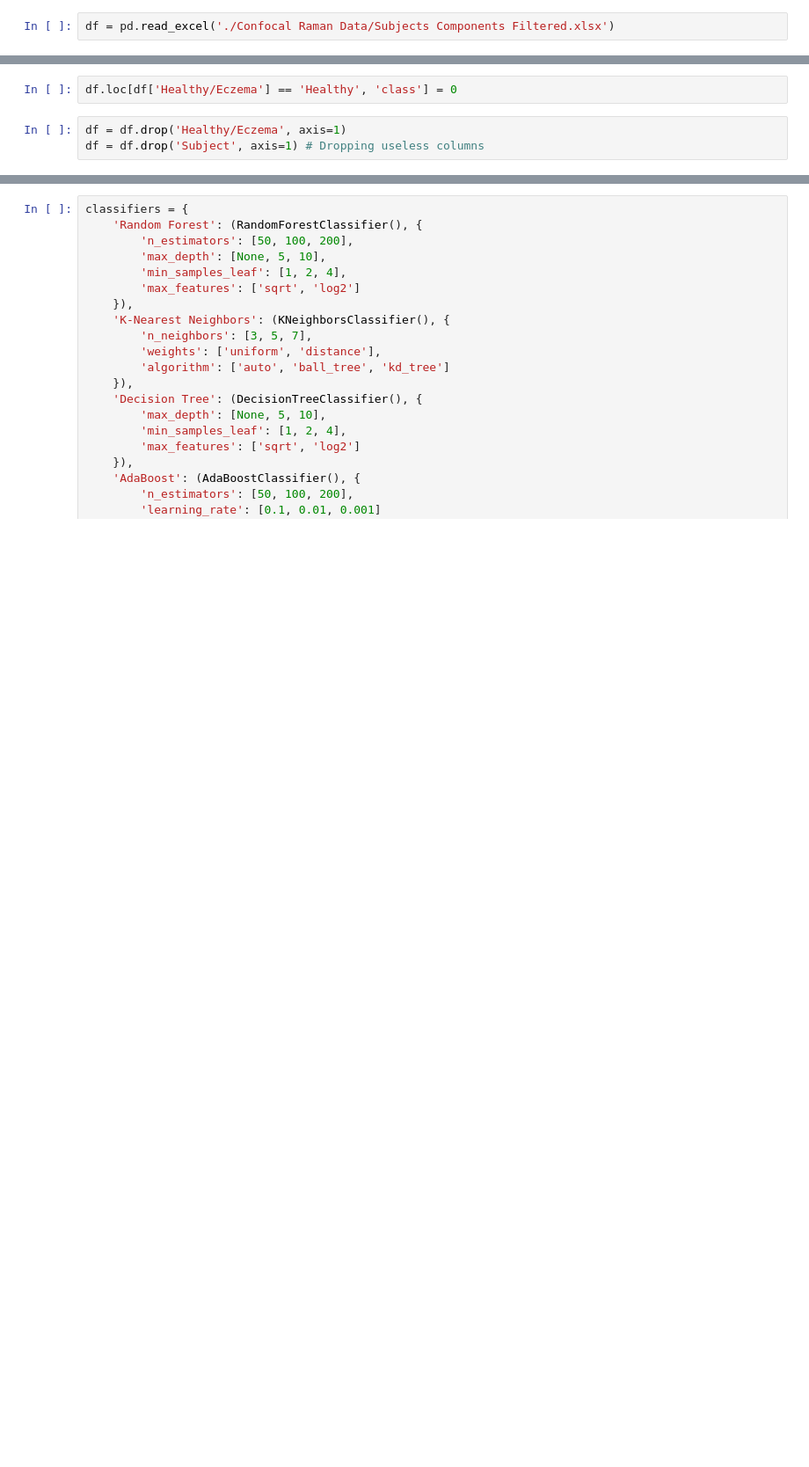
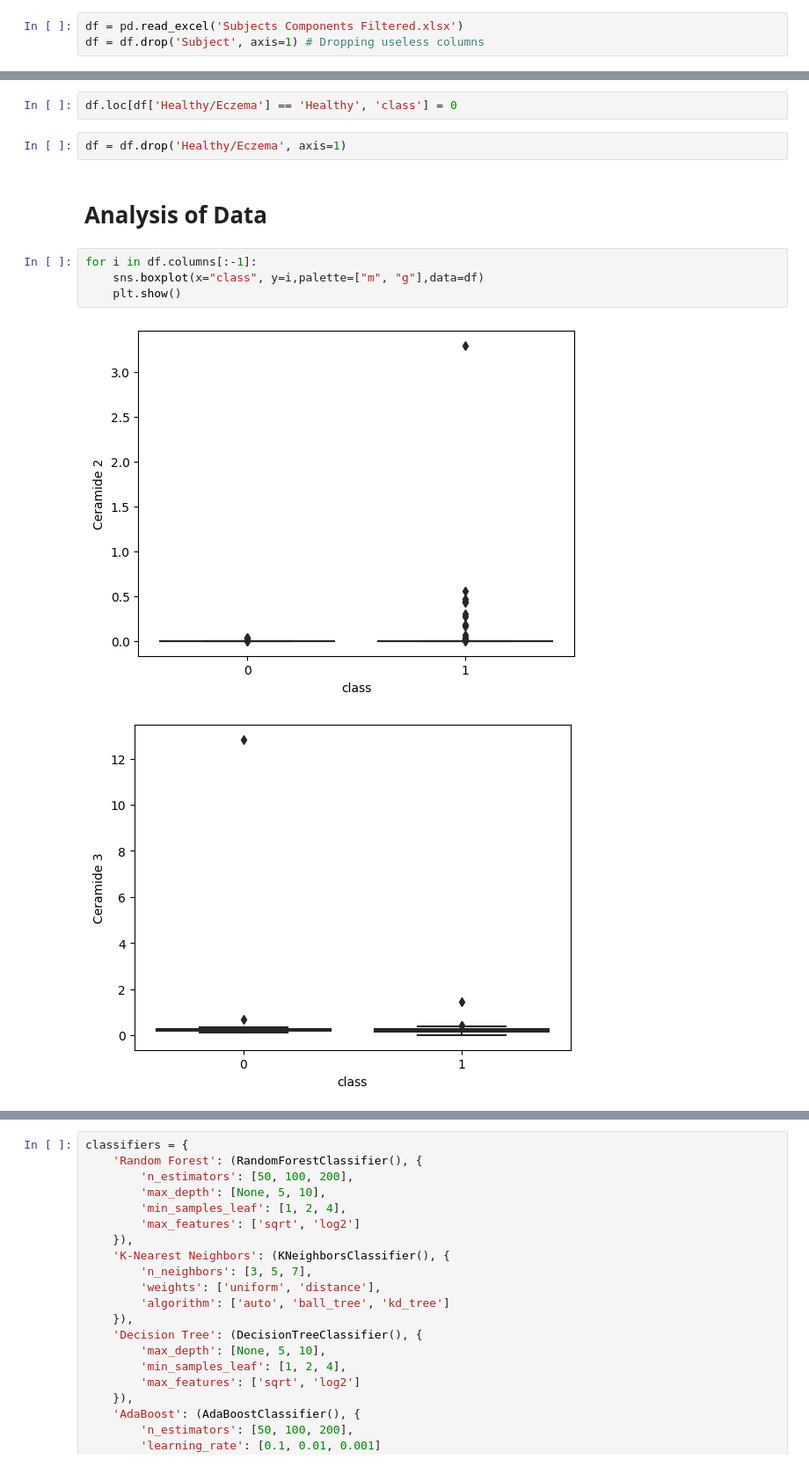
Before and after one commit to RottenLemons/raman-ezcema, a Jupyter notebook: Eczema.ipynb, the cells around one changed output, grey strips where cells are left out. Shown at 88% size. Drawn from its saved outputs; the diff is of its cells as text; blank space fills up the shorter version.

```diff
--- a/Eczema.ipynb
+++ b/Eczema.ipynb
@@ -38,2 +49,3 @@ from catboost import CatBoostClassifier
 # %%
-df = pd.read_excel('./Confocal Raman Data/Subjects Components Filtered.xlsx')
+df = pd.read_excel('Subjects Components Filtered.xlsx')
+df = df.drop('Subject', axis=1) # Dropping useless columns
@@ -59,4 +55,12 @@ df['class'] = 1
 df.loc[df['Healthy/Eczema'] == 'Healthy', 'class'] = 0
 # %%
 df = df.drop('Healthy/Eczema', axis=1)
-df = df.drop('Subject', axis=1) # Dropping useless columns
+# %% [markdown]
+# Analysis of Data
+# %%
+for i in df.columns[:-1]:
+    sns.boxplot(x="class", y=i,palette=["m", "g"],data=df)
+    plt.show()
+# %% [output]
+[figure, added]
+[figure, added]
```
Also changed, not shown: parts of 32 cells of this notebook, 5 other files.
